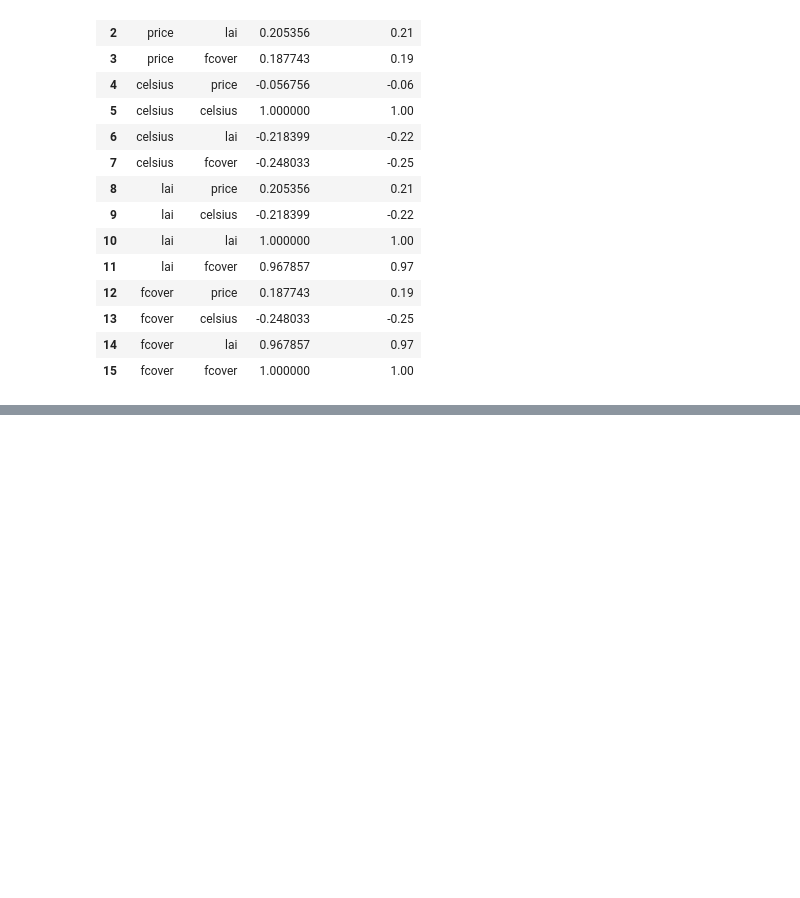
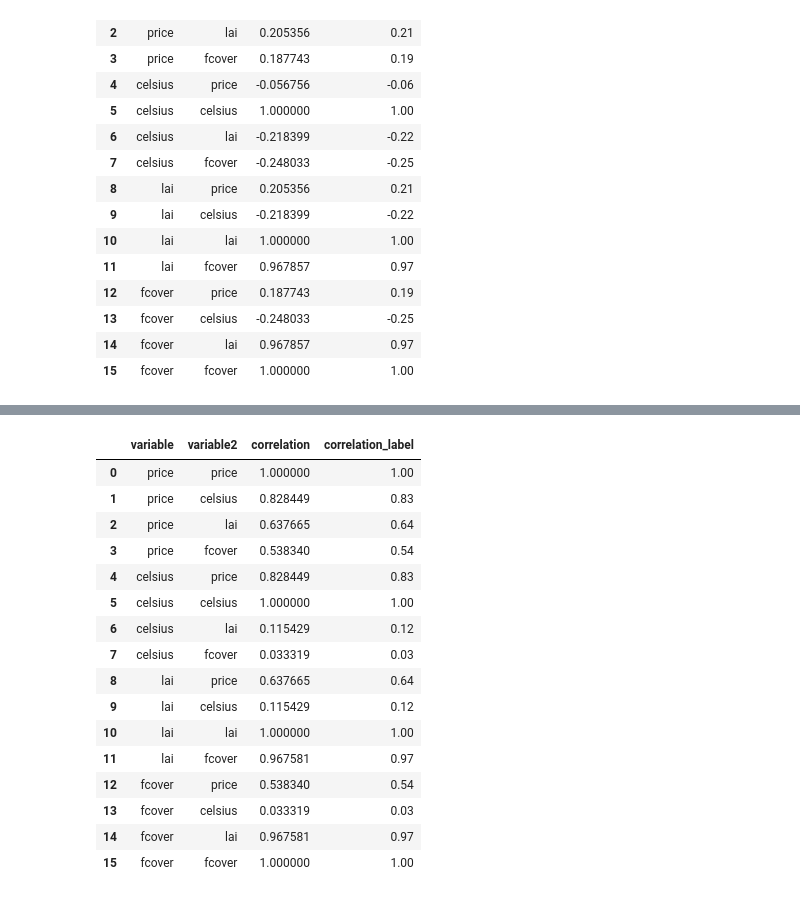
Before and after one commit to Urbanum-Lab/wekeo, a Jupyter notebook: notebooks/fundus.ipynb, the cells around one changed output, grey strips where cells are left out. Drawn from its saved outputs; the diff is of its cells as text; code cells hidden in the pictures; blank space fills up the shorter version.

Commit message:
add corrections, add technical notes, add h3 l5 correlation matrix

```diff
--- a/notebooks/fundus.ipynb
+++ b/notebooks/fundus.ipynb
@@ -653,0 +684,19 @@ cor_plot + text
+# %%
+price_h3_df = pd.read_csv("../data/aggregated/l5.tsv", sep="\t")
+temp_df = pd.read_csv("../data/temp_budapest.tsv", sep="\t")
+lai_df = pd.read_csv("../data/lai_budapest.tsv", sep="\t")
+fcover_df = pd.read_csv("../data/fcover_budapest.tsv", sep="\t")
+
+temp_h3_df = temp_df.groupby("l5").mean()
+temp_h3_df.reset_index(inplace=True, level=["l5"])
+lai_h3_df = lai_df.groupby("l5").mean()
+lai_h3_df.reset_index(inplace=True, level=["l5"])
+fcover_h3_df = fcover_df.groupby("l5").mean()
+fcover_h3_df.reset_index(inplace=True, level=["l5"])
+
+h3_data_frames = [price_h3_df, temp_h3_df, lai_h3_df, fcover_h3_df]
+df_merged_h3 = reduce(lambda  left,right: pd.merge(left,right,on=['l5'],
+                                                   how='outer'), h3_data_frames)
+df_merged_h3.dropna(inplace=True)
+df_merged_h3.drop(columns=["lat_x", "long_x", "lat_y", "long_y", "lat", "long"], inplace=True)
+df_merged_h3.head()
@@ -653,0 +710,23 @@ cor_plot + text
+# %%
+cor_data_h3 = (df_merged_h3.corr().stack().reset_index().rename(
+    columns={0: 'correlation', 'level_0': 'variable', 'level_1': 'variable2'}))
+cor_data_h3['correlation_label'] = cor_data_h3['correlation'].map('{:.2f}'.format)
+cor_data_h3
+# %% [output]
+|  | variable | variable2 | correlation | correlation_label |
+| 0 | price | price | 1.000000 | 1.00 |
+| 1 | price | celsius | 0.828449 | 0.83 |
+| 2 | price | lai | 0.637665 | 0.64 |
+| 3 | price | fcover | 0.538340 | 0.54 |
+| 4 | celsius | price | 0.828449 | 0.83 |
+| 5 | celsius | celsius | 1.000000 | 1.00 |
+| 6 | celsius | lai | 0.115429 | 0.12 |
+| 7 | celsius | fcover | 0.033319 | 0.03 |
+| 8 | lai | price | 0.637665 | 0.64 |
+| 9 | lai | celsius | 0.115429 | 0.12 |
+| 10 | lai | lai | 1.000000 | 1.00 |
+| 11 | lai | fcover | 0.967581 | 0.97 |
+| 12 | fcover | price | 0.538340 | 0.54 |
+| 13 | fcover | celsius | 0.033319 | 0.03 |
+| 14 | fcover | lai | 0.967581 | 0.97 |
+| 15 | fcover | fcover | 1.000000 | 1.00 |
```
Also changed, not shown: parts of 19 cells of this notebook, 7 other files.
